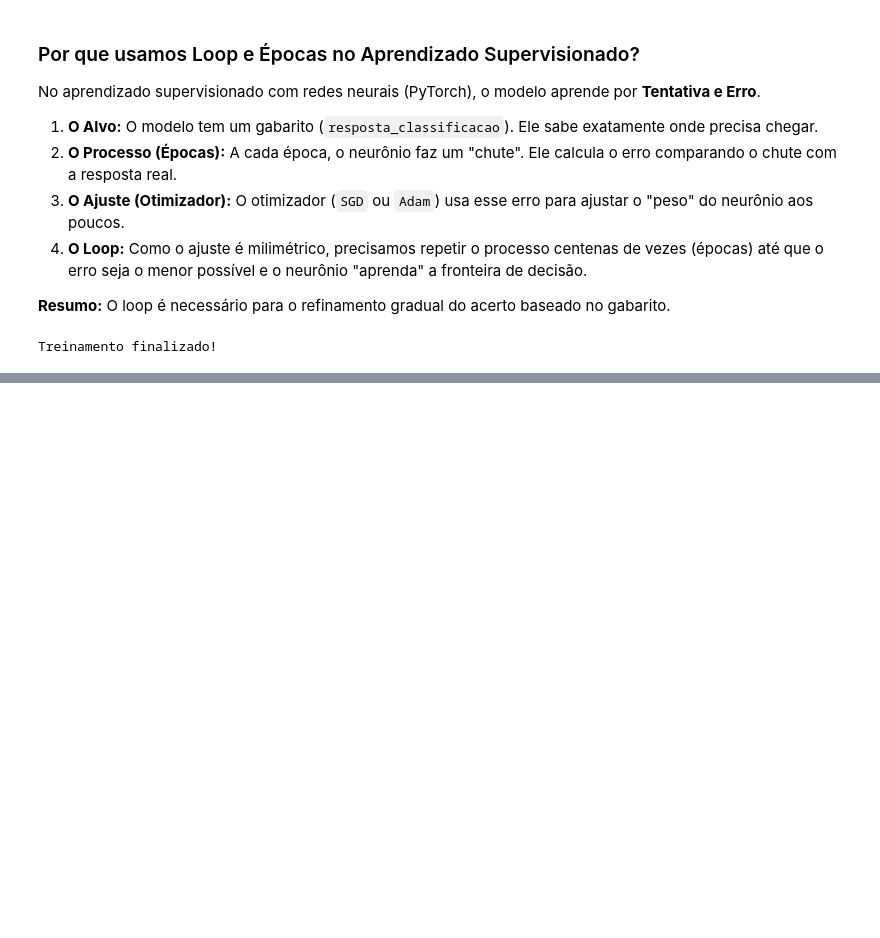
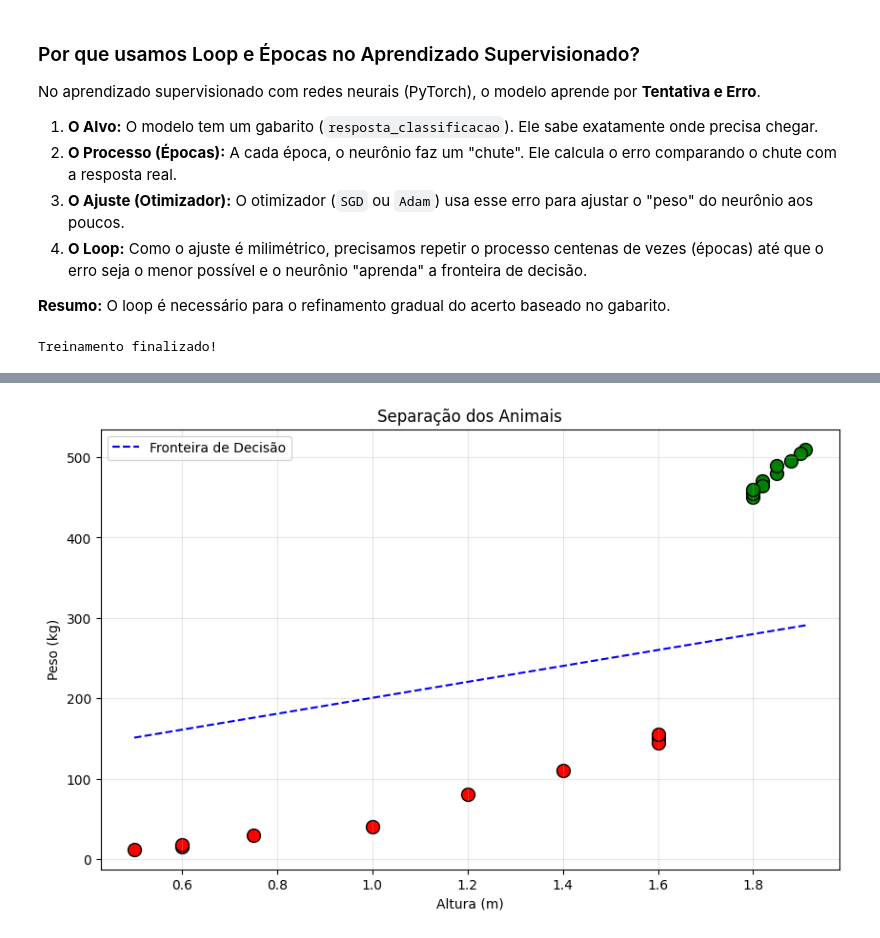
Before and after one commit to vitoriaferreirap/DeepLearning, a Jupyter notebook: MachineLearning/ML_AprendizadoSupervisionado.ipynb, the cells around one changed output, grey strips where cells are left out. Saved outputs shown, nothing was run; the diff lists cells and outputs as text; code cells hidden in the pictures; blank space fills up the shorter version.

```diff
--- a/MachineLearning/ML_AprendizadoSupervisionado.ipynb
+++ b/MachineLearning/ML_AprendizadoSupervisionado.ipynb
@@ -215,0 +203,45 @@ Número total de dados plotados: 20
+# %%
+import matplotlib.pyplot as plt
+import numpy as np
+
+# 1. Preparando os dados para o gráfico
+# (Ajustado para os nomes que você está usando no seu treino)
+dados_plot = alturasPossiveis.numpy()
+respostas_plot = classificacaoPossivel.numpy().flatten()
+
+alturas = dados_plot[:, 0]
+# Se você tiver 2 colunas, a segunda é o peso.
+# Se ainda estiver testando só com 1, o gráfico 2D vai precisar que a gente defina o que é o Eixo Y.
+pesos = dados_plot[:, 1] if dados_plot.shape[1] > 1 else np.zeros_like(alturas)
+
+plt.figure(figsize=(10, 6))
+
+# 2. Plotando os pontos
+for i in range(len(alturas)):
+    cor = 'green' if respostas_plot[i] == 1 else 'red'
+    plt.scatter(alturas[i], pesos[i], color=cor, s=100, edgecolors='k')
+
+# 3. Pegando os pesos que a IA aprendeu
+pesos_modelo = modelo.weight.data[0].numpy()
+vies = modelo.bias.item()
+
+# Lógica para desenhar a linha dependendo de quantas entradas você usou (1 ou 2)
+if len(pesos_modelo) > 1:
+    w1, w2 = pesos_modelo
+    x_fronteira = np.linspace(alturas.min(), alturas.max(), 100)
+    y_fronteira = -(w1 * x_fronteira + vies) / w2
+    plt.plot(x_fronteira, y_fronteira, color='blue', linestyle='--', label='Fronteira de Decisão')
+    plt.ylabel("Peso (kg)")
+else:
+    w1 = pesos_modelo[0]
+    fronteira_vertical = -vies / w1
+    plt.axvline(x=fronteira_vertical, color='blue', linestyle='--', label='Fronteira Linear')
+    plt.ylabel("Visualização (Y=0)")
+
+plt.title("Separação dos Animais")
+plt.xlabel("Altura (m)")
+plt.legend()
+plt.grid(True, alpha=0.3)
+plt.show()
+# %% [output]
+[figure, added]
```
Also changed, not shown: parts of 7 cells of this notebook.
